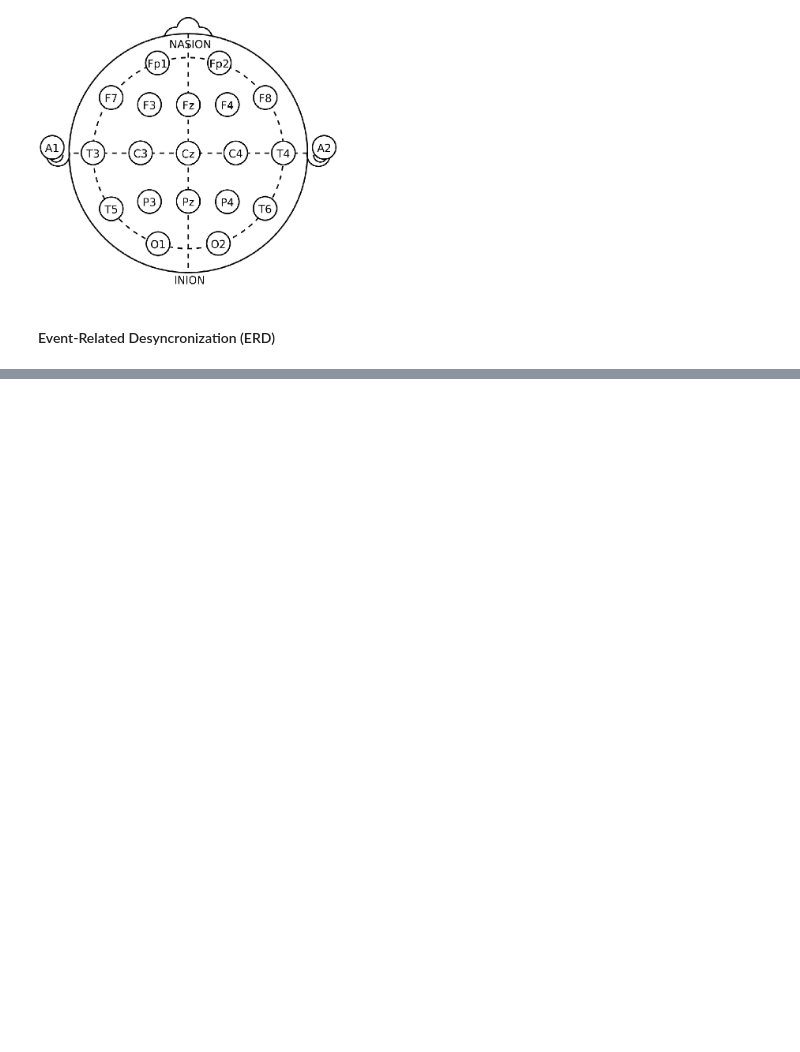
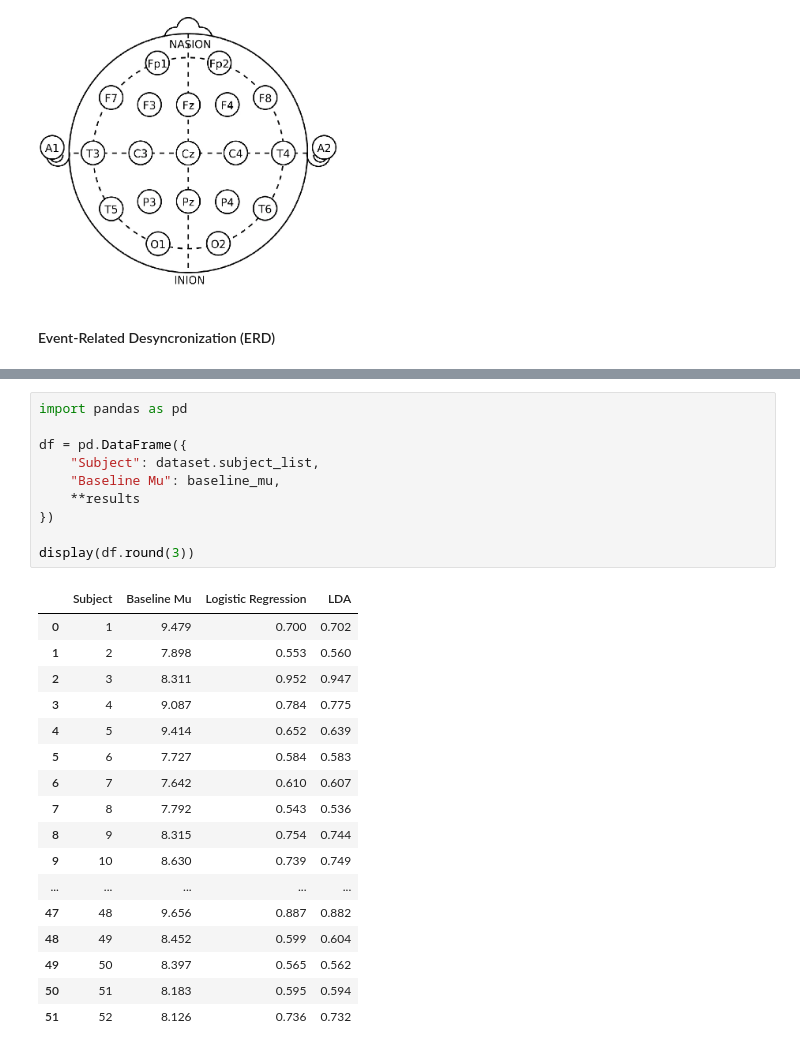
Before and after one commit to alarxx/BCI_Midterm_Project, a Jupyter notebook: project.ipynb, the cells around one changed output, grey strips where cells are left out. Drawn from its saved outputs; the diff is of its cells as text; blank space fills up the shorter version.

```diff
--- a/project.ipynb
+++ b/project.ipynb
@@ -913,0 +1213,28 @@ Effective window size : 1.000 (s)
+# %%
+import pandas as pd
+
+df = pd.DataFrame({
+    "Subject": dataset.subject_list,
+    "Baseline Mu": baseline_mu,
+    **results
+})
+
+display(df.round(3))
+# %% [output]
+|  | Subject | Baseline Mu | Logistic Regression | LDA |
+| 0 | 1 | 9.479 | 0.700 | 0.702 |
+| 1 | 2 | 7.898 | 0.553 | 0.560 |
+| 2 | 3 | 8.311 | 0.952 | 0.947 |
+| 3 | 4 | 9.087 | 0.784 | 0.775 |
+| 4 | 5 | 9.414 | 0.652 | 0.639 |
+| 5 | 6 | 7.727 | 0.584 | 0.583 |
+| 6 | 7 | 7.642 | 0.610 | 0.607 |
+| 7 | 8 | 7.792 | 0.543 | 0.536 |
+| 8 | 9 | 8.315 | 0.754 | 0.744 |
+| 9 | 10 | 8.630 | 0.739 | 0.749 |
+| ... | ... | ... | ... | ... |
+| 47 | 48 | 9.656 | 0.887 | 0.882 |
+| 48 | 49 | 8.452 | 0.599 | 0.604 |
+| 49 | 50 | 8.397 | 0.565 | 0.562 |
+| 50 | 51 | 8.183 | 0.595 | 0.594 |
+| 51 | 52 | 8.126 | 0.736 | 0.732 |
```
Also changed, not shown: parts of 10 cells of this notebook.
